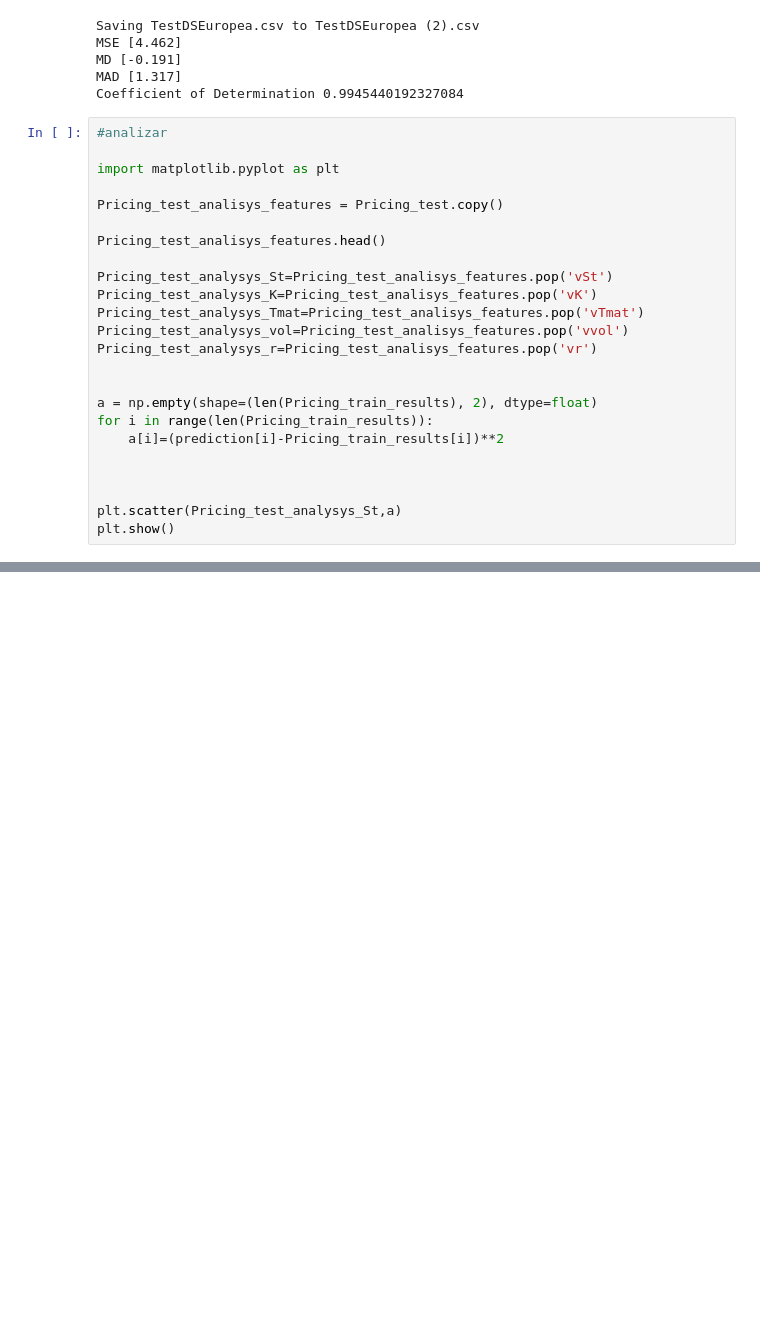
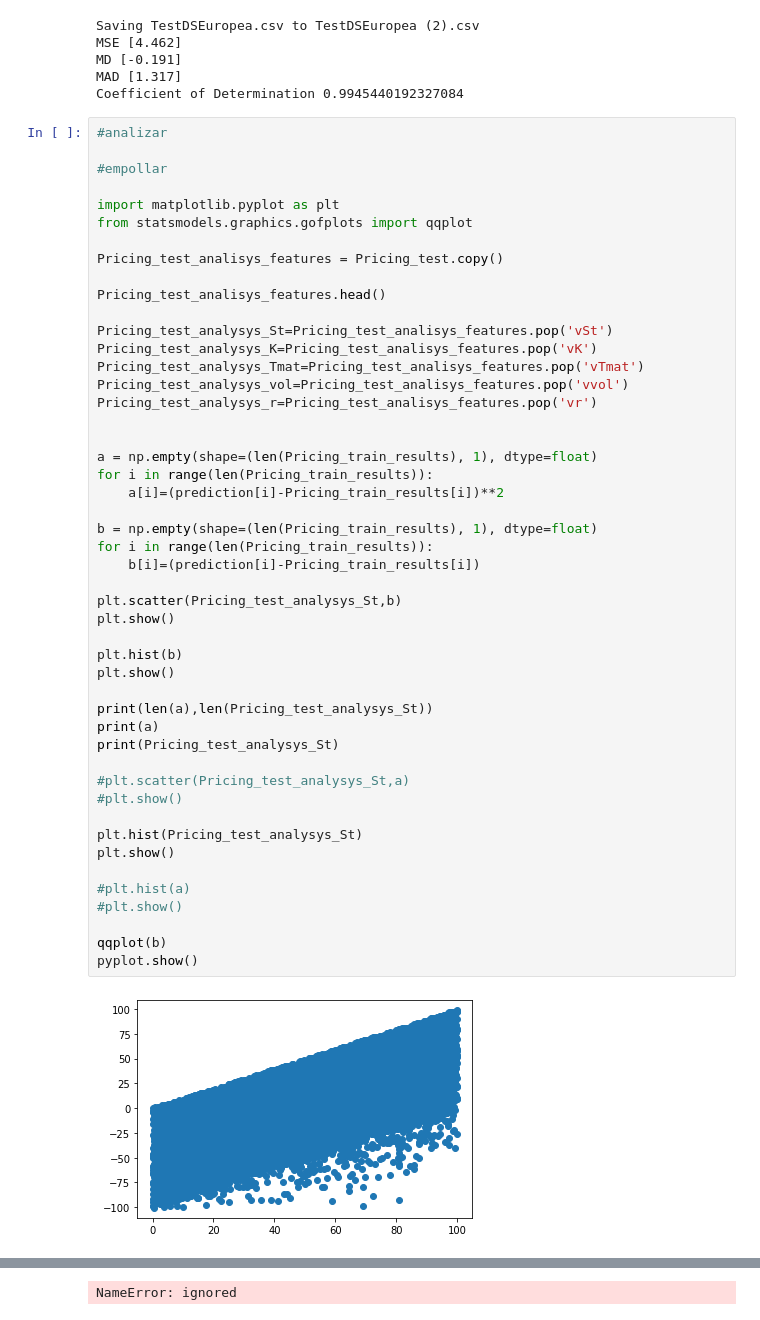
Before and after one commit to proyectoTFMUAH/ANN, a Jupyter notebook: ANN2.ipynb, the cells around one changed output, grey strips where cells are left out. Cells and saved outputs as stored; diff of their text form; blank space fills up the shorter version.

```diff
--- a/ANN2.ipynb
+++ b/ANN2.ipynb
@@ -249,24 +249,50 @@ Coefficient of Determination 0.9945440192327084
 # %%
 #analizar
 
+#empollar
+
 import matplotlib.pyplot as plt
+from statsmodels.graphics.gofplots import qqplot
 
 Pricing_test_analisys_features = Pricing_test.copy()
 
 Pricing_test_analisys_features.head()
 
 Pricing_test_analysys_St=Pricing_test_analisys_features.pop('vSt')
 Pricing_test_analysys_K=Pricing_test_analisys_features.pop('vK')
 Pricing_test_analysys_Tmat=Pricing_test_analisys_features.pop('vTmat')
 Pricing_test_analysys_vol=Pricing_test_analisys_features.pop('vvol')
 Pricing_test_analysys_r=Pricing_test_analisys_features.pop('vr')
 
 
-a = np.empty(shape=(len(Pricing_train_results), 2), dtype=float)
+a = np.empty(shape=(len(Pricing_train_results), 1), dtype=float)
 for i in range(len(Pricing_train_results)):
     a[i]=(prediction[i]-Pricing_train_results[i])**2
 
+b = np.empty(shape=(len(Pricing_train_results), 1), dtype=float)
+for i in range(len(Pricing_train_results)):
+    b[i]=(prediction[i]-Pricing_train_results[i])
 
+plt.scatter(Pricing_test_analysys_St,b)
+plt.show()
 
-plt.scatter(Pricing_test_analysys_St,a)
+plt.hist(b)
 plt.show()
+
+print(len(a),len(Pricing_test_analysys_St))
+print(a)
+print(Pricing_test_analysys_St)
+
+#plt.scatter(Pricing_test_analysys_St,a)
+#plt.show()
+
+plt.hist(Pricing_test_analysys_St)
+plt.show()
+
+#plt.hist(a)
+#plt.show()
+
+qqplot(b)
+pyplot.show()
+# %% [output]
+[figure, added]
@@ -272,0 +321 @@ plt.show()
+NameError: ignored
```
Also changed, not shown: parts of 1 cell of this notebook.
